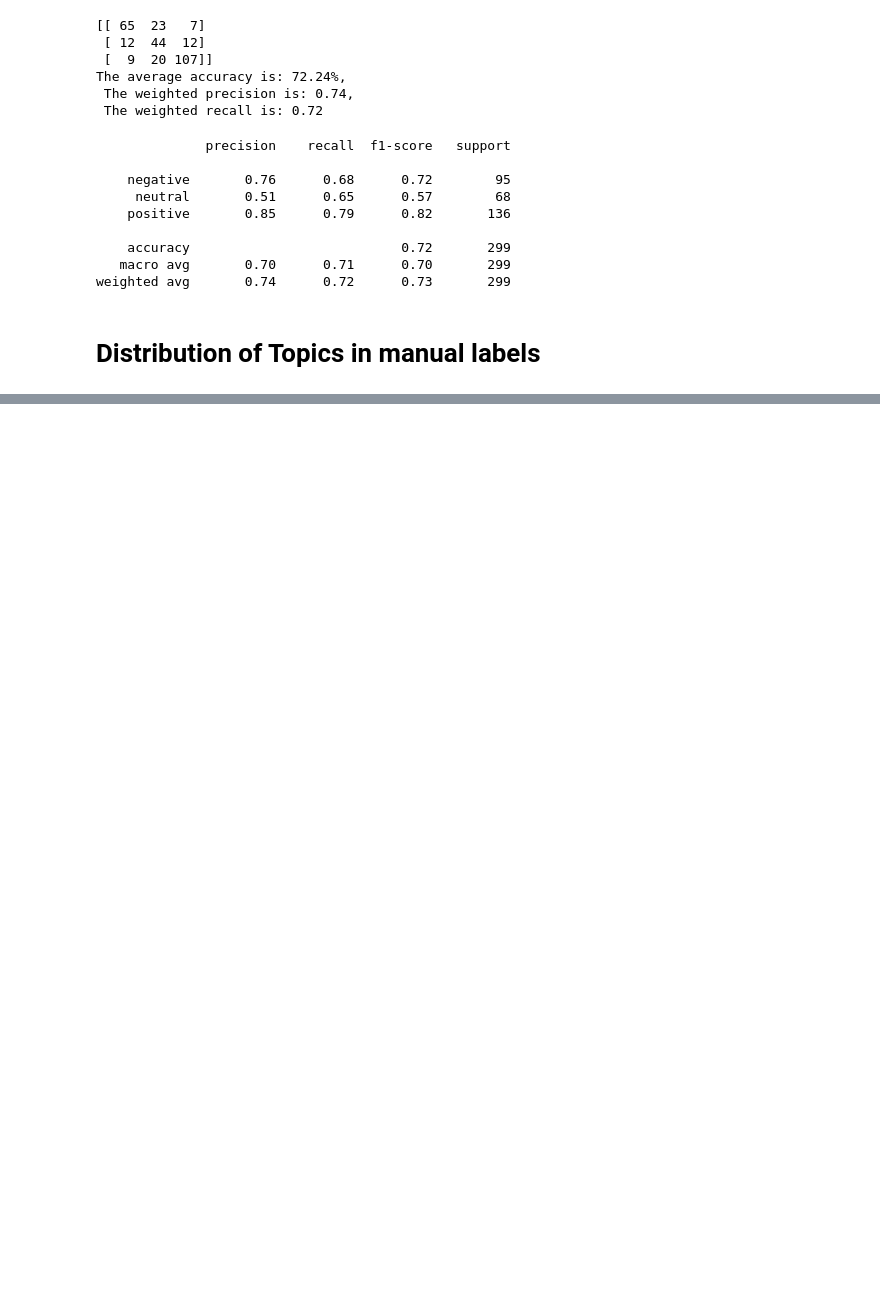
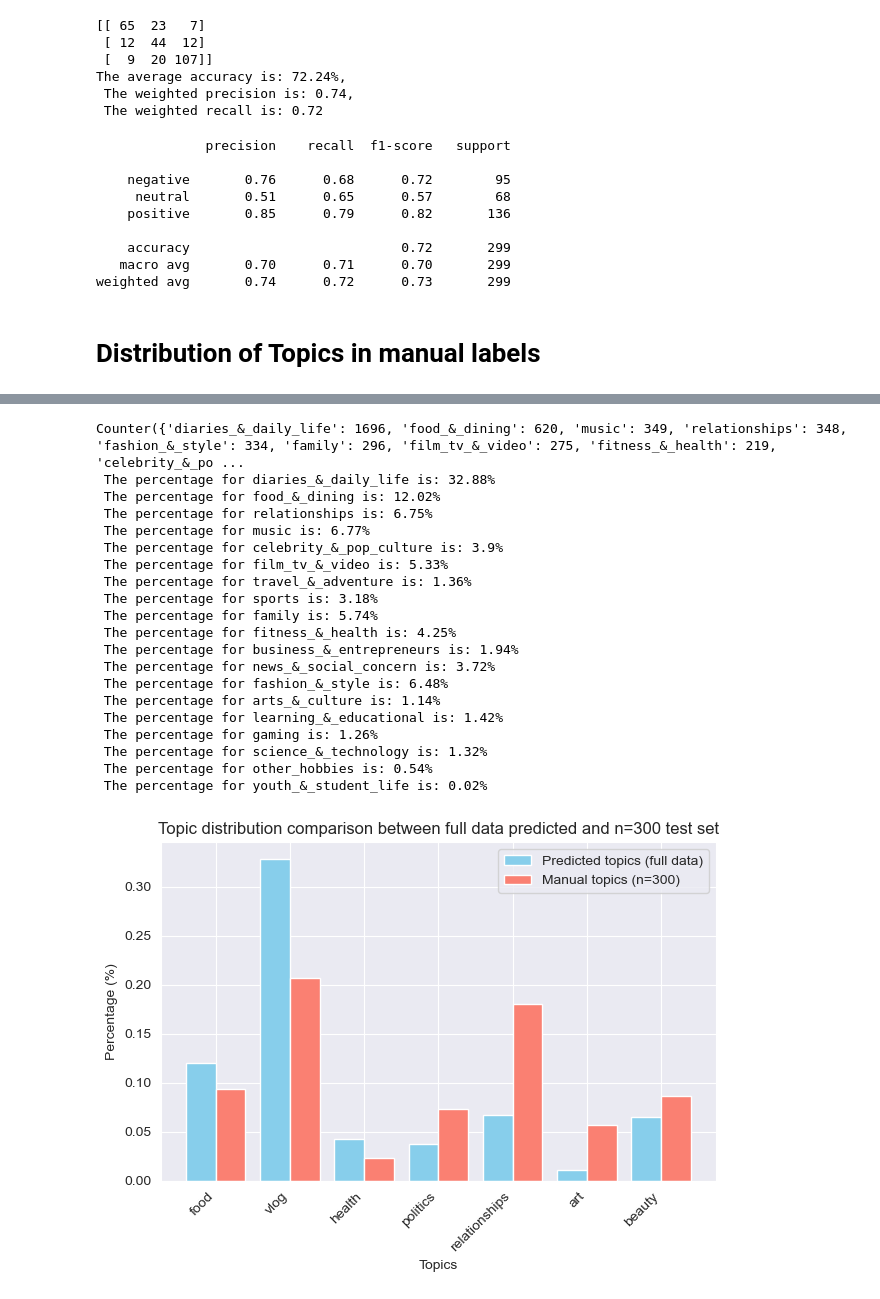
Before and after one commit to Kevinoost1/rap, a Jupyter notebook: testing_notebook.ipynb, the cells around one changed output, grey strips where cells are left out. Cells and saved outputs as stored; diff of their text form; code cells hidden in the pictures; blank space fills up the shorter version.

```diff
--- a/testing_notebook.ipynb
+++ b/testing_notebook.ipynb
@@ -155 +82,54 @@ Passing `palette` without assigning `hue` is deprecated and will be removed in v
 [figure]
+# %%
+
+full_df = pd.read_csv('analyzed_csv.csv')
+count_pred = Counter(full_df['top_roberta_class1'])
+print(count_pred)
+
+for perc in count_pred:
+    print(f' The percentage for {perc} is: {round((count_pred[perc] / 5158) * 100, 2)}%')
+
+manual_topics_dist = ['food', 'vlog', 'health', 'politics', 'relationships', 'art', 'beauty']
+manual_topics_height = [0.0936, 0.2074, 0.0234, 0.0736, 0.1806, 0.0569, 0.087]
+
+pred_topics_dist = ['food', 'vlog', 'health', 'politics', 'relationships', 'art', 'beauty']
+pred_topics_height = [0.1202, 0.3288, 0.0425, 0.0372, 0.0675, 0.0114, 0.0648]
+
+x = np.arange(len(manual_topics_dist))
+
+width = 0.4
+fig, ax = plt.subplots()
+bar1 = ax.bar(x - width/2, pred_topics_height, width, label='Predicted topics (full data)', color='skyblue')
+bar2 = ax.bar(x + width/2, manual_topics_height, width, label='Manual topics (n=300)', color='salmon')
+
+ax.set_xlabel('Topics')
+ax.set_ylabel('Percentage (%)')
+ax.set_title('Topic distribution comparison between full data predicted and n=300 test set')
+ax.set_xticks(x)
+ax.set_xticklabels(manual_topics_dist, rotation=45, ha='right')
+ax.legend()
+
+plt.tight_layout()
+plt.show()
+# %% [output]
+Counter({'diaries_&_daily_life': 1696, 'food_&_dining': 620, 'music': 349, 'relationships': 348, 'fashion_&_style': 334, 'family': 296, 'film_tv_&_video': 275, 'fitness_&_health': 219, 'celebrity_&_po ...
+ The percentage for diaries_&_daily_life is: 32.88%
+ The percentage for food_&_dining is: 12.02%
+ The percentage for relationships is: 6.75%
+ The percentage for music is: 6.77%
+ The percentage for celebrity_&_pop_culture is: 3.9%
+ The percentage for film_tv_&_video is: 5.33%
+ The percentage for travel_&_adventure is: 1.36%
+ The percentage for sports is: 3.18%
+ The percentage for family is: 5.74%
+ The percentage for fitness_&_health is: 4.25%
+ The percentage for business_&_entrepreneurs is: 1.94%
+ The percentage for news_&_social_concern is: 3.72%
+ The percentage for fashion_&_style is: 6.48%
+ The percentage for arts_&_culture is: 1.14%
+ The percentage for learning_&_educational is: 1.42%
+ The percentage for gaming is: 1.26%
+ The percentage for science_&_technology is: 1.32%
+ The percentage for other_hobbies is: 0.54%
+ The percentage for youth_&_student_life is: 0.02%
+[figure, added]
```
Also changed, not shown: parts of 7 cells of this notebook, 1 other file.
